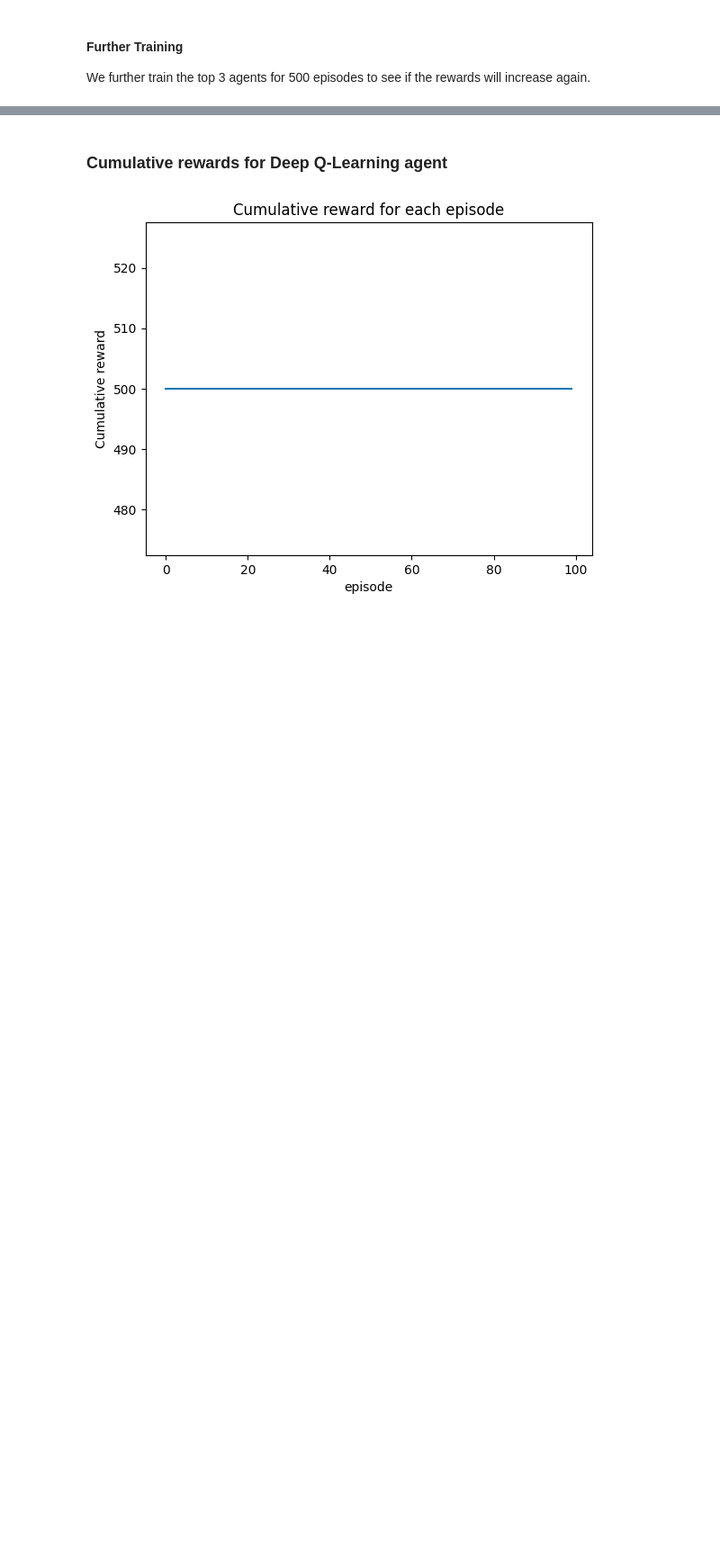
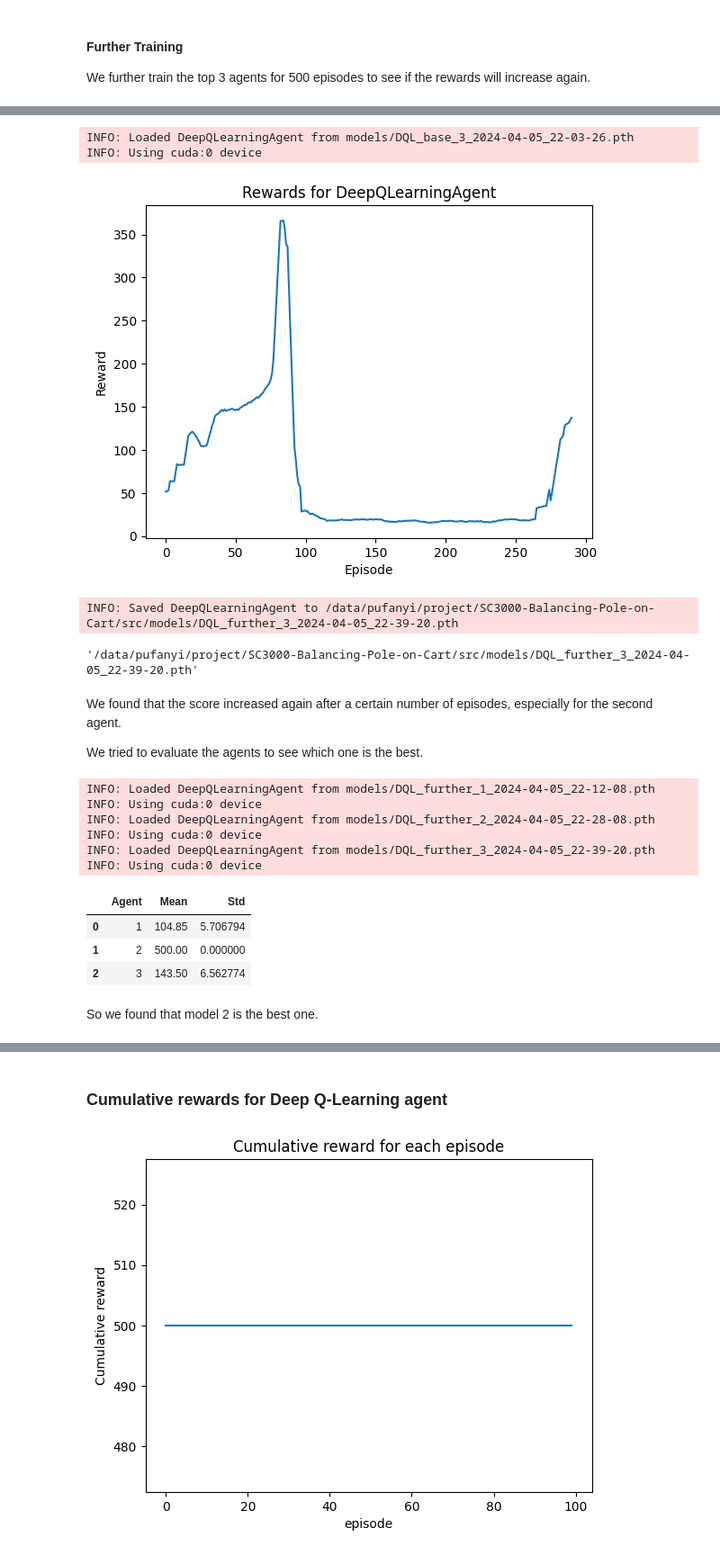
Before and after one commit to ruochee723/SC3000-Balancing-Pole-on-Cart, a Jupyter notebook: src/PuFanyiSooYingXiTingRuoChee_SCS2.ipynb, the cells around one changed output, grey strips where cells are left out. Shown at 90% size. Saved outputs shown, nothing was run; the diff lists cells and outputs as text; code cells hidden in the pictures; blank space fills up the shorter version.

```diff
--- a/src/PuFanyiSooYingXiTingRuoChee_SCS2.ipynb
+++ b/src/PuFanyiSooYingXiTingRuoChee_SCS2.ipynb
@@ -840,0 +855,50 @@ KeyboardInterrupt:
+# %%
+deep_q_learning_agent = DeepQLearningAgent(
+    file_name="models/DQL_base_3_2024-04-05_22-03-26.pth",
+)
+deep_q_learning_agent.train(env, num_episodes=300, plot=True, plot_smooth=10)
+deep_q_learning_agent.save("models", "DQL_further_3")
+# %% [output]
+INFO: Loaded DeepQLearningAgent from models/DQL_base_3_2024-04-05_22-03-26.pth
+INFO: Using cuda:0 device
+[figure, added]
+INFO: Saved DeepQLearningAgent to /data/pufanyi/project/SC3000-Balancing-Pole-on-Cart/src/models/DQL_further_3_2024-04-05_22-39-20.pth
+'/data/pufanyi/project/SC3000-Balancing-Pole-on-Cart/src/models/DQL_further_3_2024-04-05_22-39-20.pth'
+# %% [markdown]
+We found that the score increased again after a certain number of episodes, especially for the second agent.
+
+We tried to evaluate the agents to see which one is the best.
+# %%
+import pandas as pd
+
+agent_1_file = "models/DQL_further_1_2024-04-05_22-12-08.pth"
+agent_2_file = "models/DQL_further_2_2024-04-05_22-28-08.pth"
+agent_3_file = "models/DQL_further_3_2024-04-05_22-39-20.pth"
+
+agent_1_score, agent_1_std = eval(DeepQLearningAgent(file_name=agent_1_file), 100, 30)
+agent_2_score, agent_2_std = eval(DeepQLearningAgent(file_name=agent_2_file), 100, 30)
+agent_3_score, agent_3_std = eval(DeepQLearningAgent(file_name=agent_3_file), 100, 30)
+
+scores = pd.DataFrame(
+    {
+        "Agent": ["1", "2", "3"],
+        "Mean": [agent_1_score, agent_2_score, agent_3_score],
+        "Std": [agent_1_std, agent_2_std, agent_3_std],
+    }
+)
+# %% [output]
+INFO: Loaded DeepQLearningAgent from models/DQL_further_1_2024-04-05_22-12-08.pth
+INFO: Using cuda:0 device
+INFO: Loaded DeepQLearningAgent from models/DQL_further_2_2024-04-05_22-28-08.pth
+INFO: Using cuda:0 device
+INFO: Loaded DeepQLearningAgent from models/DQL_further_3_2024-04-05_22-39-20.pth
+INFO: Using cuda:0 device
+# %%
+scores
+# %% [output]
+|  | Agent | Mean | Std |
+| 0 | 1 | 104.85 | 5.706794 |
+| 1 | 2 | 500.00 | 0.000000 |
+| 2 | 3 | 143.50 | 6.562774 |
+# %% [markdown]
+So we found that model 2 is the best one.
```
Also changed, not shown: parts of 10 cells of this notebook, 9 other files.
